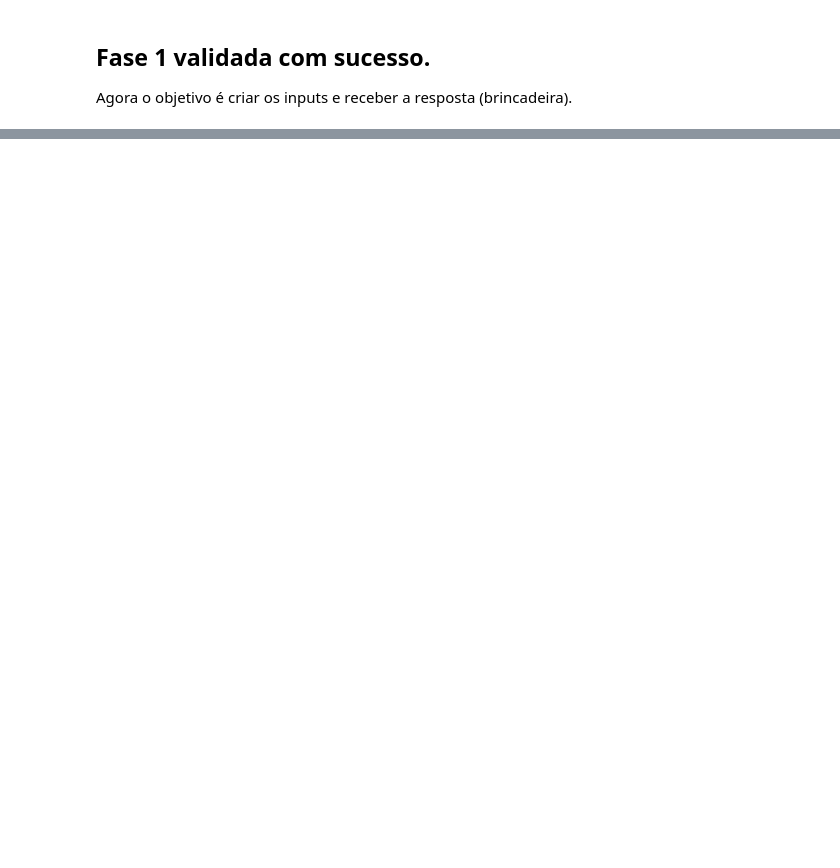
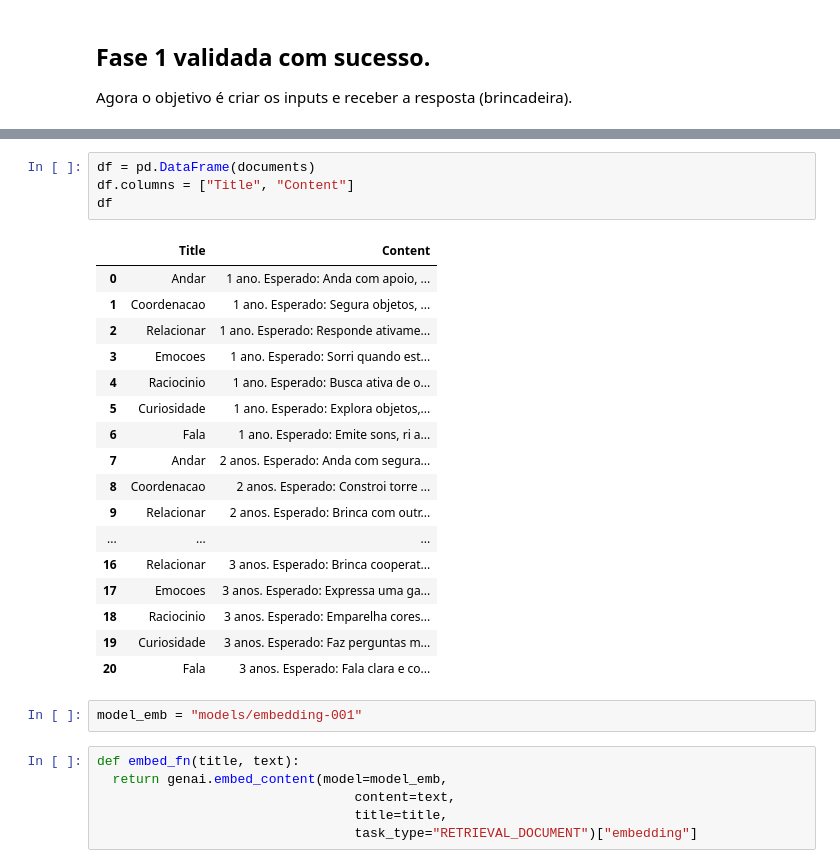
Before and after one commit to EstimulaAI/projeto, a Jupyter notebook: Protótipo_EstimulaAI.ipynb, the cells around one changed output, grey strips where cells are left out. Drawn from its saved outputs; the diff is of its cells as text; blank space fills up the shorter version.

```diff
--- a/Protótipo_EstimulaAI.ipynb
+++ b/Protótipo_EstimulaAI.ipynb
@@ -188,0 +313,30 @@ Rumo ao projeto final e à [entrega](https://adspacheco.gitbook.io/estimulaai/te
+# %%
+df = pd.DataFrame(documents)
+df.columns = ["Title", "Content"]
+df
+# %% [output]
+|  | Title | Content |
+| 0 | Andar | 1 ano. Esperado: Anda com apoio, ... |
+| 1 | Coordenacao | 1 ano. Esperado: Segura objetos, ... |
+| 2 | Relacionar | 1 ano. Esperado: Responde ativame... |
+| 3 | Emocoes | 1 ano. Esperado: Sorri quando est... |
+| 4 | Raciocinio | 1 ano. Esperado: Busca ativa de o... |
+| 5 | Curiosidade | 1 ano. Esperado: Explora objetos,... |
+| 6 | Fala | 1 ano. Esperado: Emite sons, ri a... |
+| 7 | Andar | 2 anos. Esperado: Anda com segura... |
+| 8 | Coordenacao | 2 anos. Esperado: Constroi torre ... |
+| 9 | Relacionar | 2 anos. Esperado: Brinca com outr... |
+| ... | ... | ... |
+| 16 | Relacionar | 3 anos. Esperado: Brinca cooperat... |
+| 17 | Emocoes | 3 anos. Esperado: Expressa uma ga... |
+| 18 | Raciocinio | 3 anos. Esperado: Emparelha cores... |
+| 19 | Curiosidade | 3 anos. Esperado: Faz perguntas m... |
+| 20 | Fala | 3 anos. Esperado: Fala clara e co... |
+# %%
+model_emb = "models/embedding-001"
+# %%
+def embed_fn(title, text):
+  return genai.embed_content(model=model_emb,
+                                 content=text,
+                                 title=title,
+                                 task_type="RETRIEVAL_DOCUMENT")["embedding"]
```
Also changed, not shown: parts of 12 cells of this notebook.
